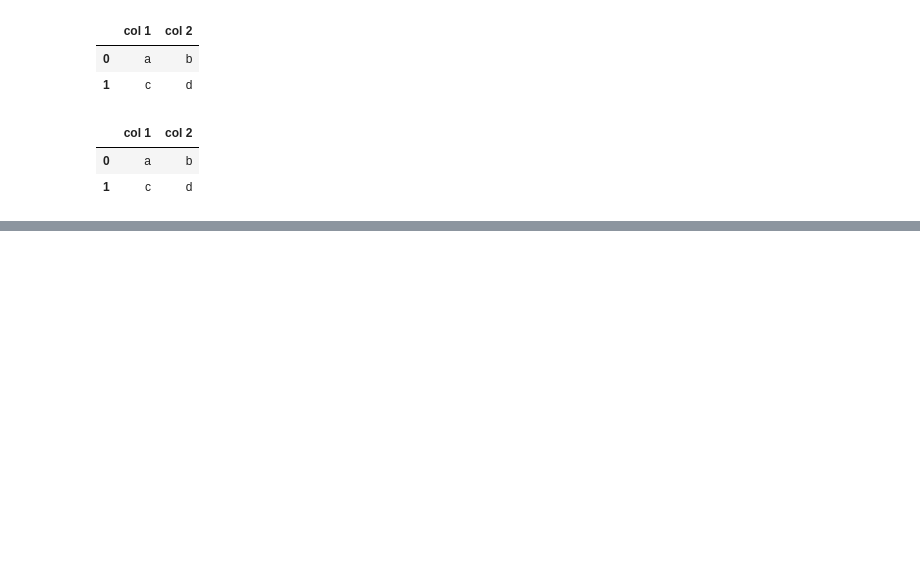
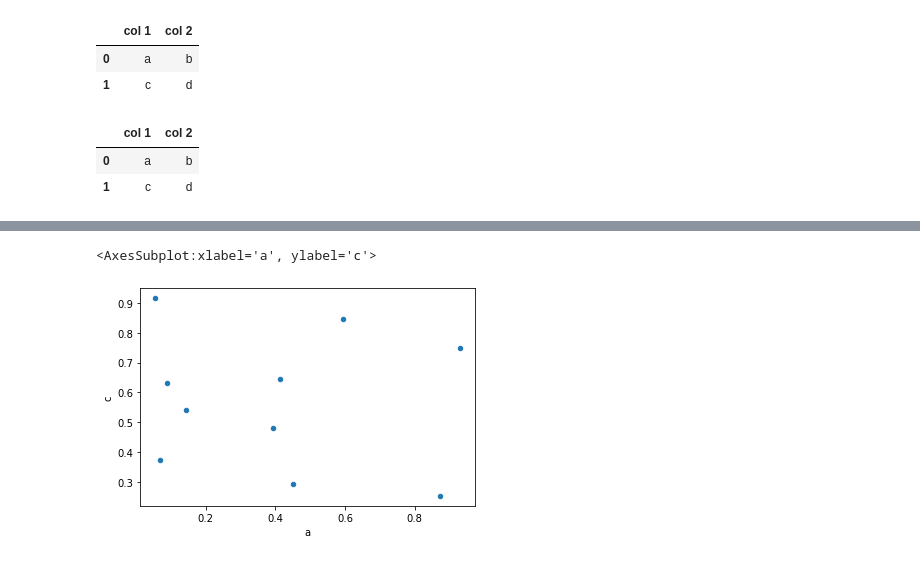
Before and after one commit to utsaverma2001-crypto/Machine-Learning, a Jupyter notebook: Python-for-Data-Visualization/Pandas.ipynb, the cells around one changed output, grey strips where cells are left out. Drawn from its saved outputs; the diff is of its cells as text; code cells hidden in the pictures; blank space fills up the shorter version.

```diff
--- a/Python-for-Data-Visualization/Pandas.ipynb
+++ b/Python-for-Data-Visualization/Pandas.ipynb
@@ -603,0 +656,5 @@ df5
+# %%
+df9.plot.scatter(x='a',y='c')
+# %% [output]
+<AxesSubplot:xlabel='a', ylabel='c'>
+[figure, added]
```
Also changed, not shown: parts of 25 cells of this notebook.
